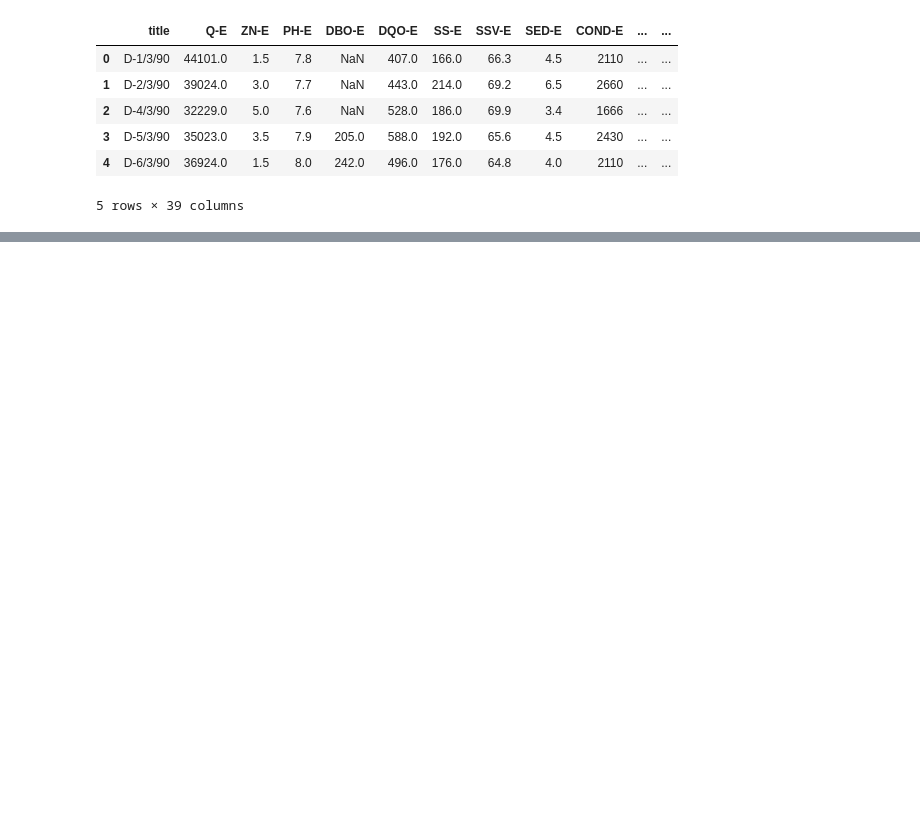
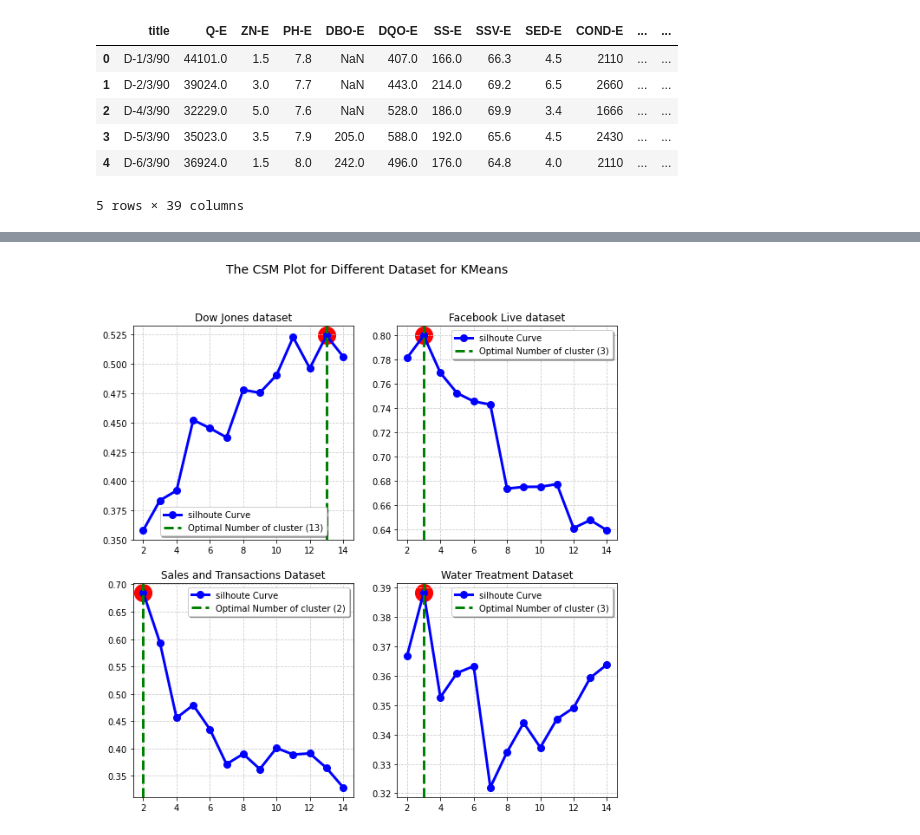
Before and after one commit to uditsharma16/Jupyter-Python-MachineLearning, a Jupyter notebook: Task 2.ipynb, the cells around one changed output, grey strips where cells are left out. Saved outputs shown, nothing was run; the diff lists cells and outputs as text; code cells hidden in the pictures; blank space fills up the shorter version.

Commit message:
Task -2 Adding optimal cluster configuration
Task -2 Adding optimal cluster configuration

```diff
--- a/Task 2.ipynb
+++ b/Task 2.ipynb
@@ -180,0 +145,47 @@ Successfully installed tabulate-0.8.7
+# %%
+from sklearn.cluster import KMeans
+import sklearn
+from sklearn.pipeline import Pipeline
+from sklearn.model_selection import GridSearchCV
+from tempfile import mkdtemp
+from shutil import rmtree
+
+data_set_names=["Dow Jones dataset","Facebook Live dataset","Sales and Transactions Dataset","Water Treatment Dataset"]
+# data_sets=[data_raw_st,data_raw_wt,data_raw_live,data_raw]
+# data_sets=[data_scale_st,data_scale_wt,data_scale_live,data_scale]
+data_sets=[data_dow,data_live,data_st,data_wt]
+data_set_sil_scores=[]
+for data_set in data_sets:
+
+ sil_scores = []
+
+ for k in range(2,15):
+    cachedir = mkdtemp()
+    kms=KMeans(n_clusters=k)
+    km_pipe = Pipeline([('SS',StandardScaler()),('PCA',PCA(n_components=2)),('kmeans',kms)],memory=cachedir)
+    km_ftp=km_pipe.fit_predict(data_set)
+    km_pipe_fit=km_pipe.fit(data_set)
+
+    score = silhouette_score(data_set,km_pipe_fit.named_steps['kmeans'].labels_ )
+    sil_scores.append(score)
+ data_set_sil_scores.append(sil_scores)
+# print(data_set_sil_scores)
+optimum_k=[]
+
+
+for i in range(4):
+  ax[i].plot(range(2,15),data_set_sil_scores[i],'bo-',color='blue',linewidth=3,markersize=8,label='silhoute Curve')
+  ax[i].grid(which='major',color='#cccccc',linestyle='--')
+#  _ = ax[i].title('Silhoute curve for predicting optimal number of clusters', family='Arial',fontsize=14)
+  k=data_set_sil_scores[i].index(max(data_set_sil_scores[i]))
+  num_opt_clus=k+2
+  optimum_k.append(num_opt_clus)
+ #line to mark optimal number of k in curve
+  ax[i].axvline(x=k+2, linestyle='--', c='green',linewidth=3,label='Optimal Number of cluster ({})'.format(k+2))
+  ax[i].scatter(k+2, data_set_sil_scores[i][k],c='red',s=400)
+  ax[i].legend(shadow=True)
+  ax[i].set_title(data_set_names[i])
+fig.suptitle("The CSM Plot for Different Dataset for KMeans", fontsize=14)
+plt.show()
+# %% [output]
+[figure, added]
```
Also changed, not shown: parts of 15 cells of this notebook.
